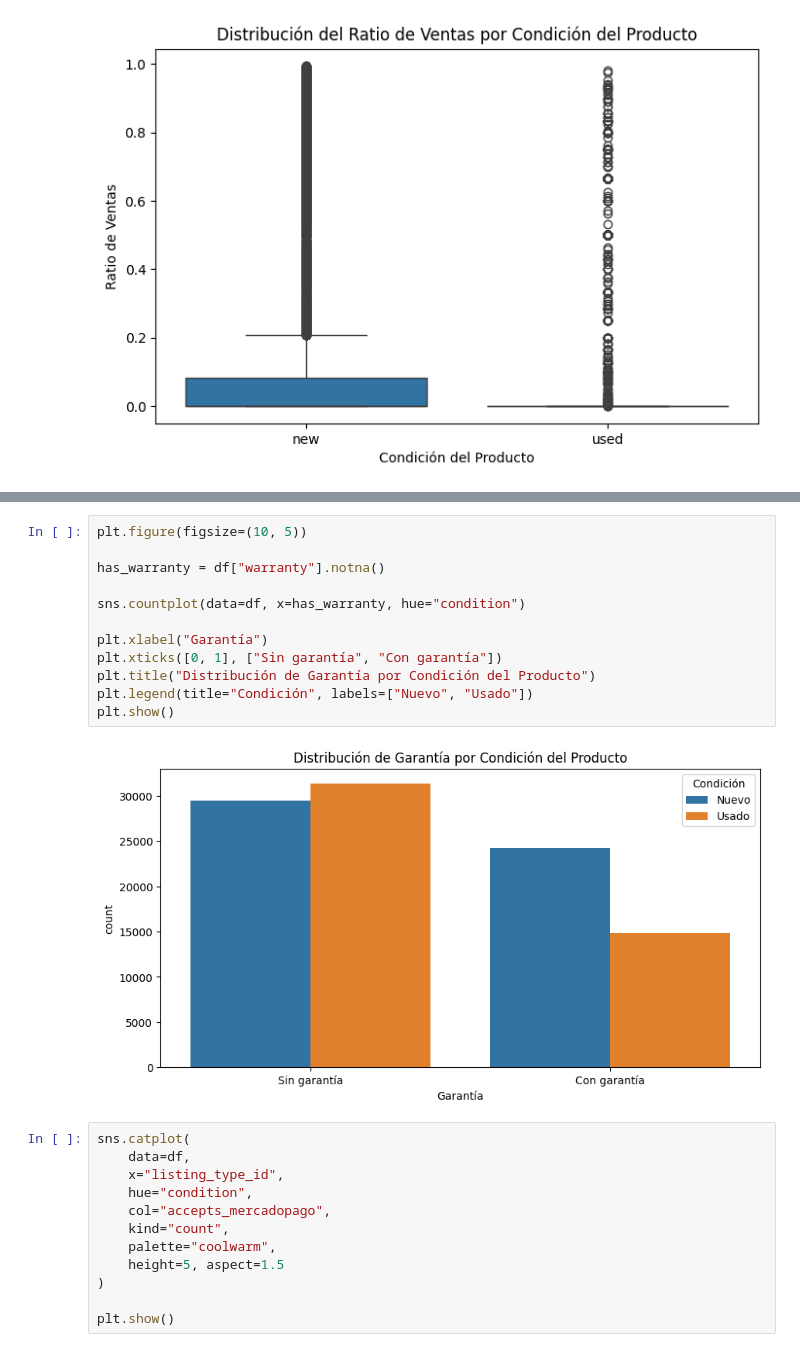
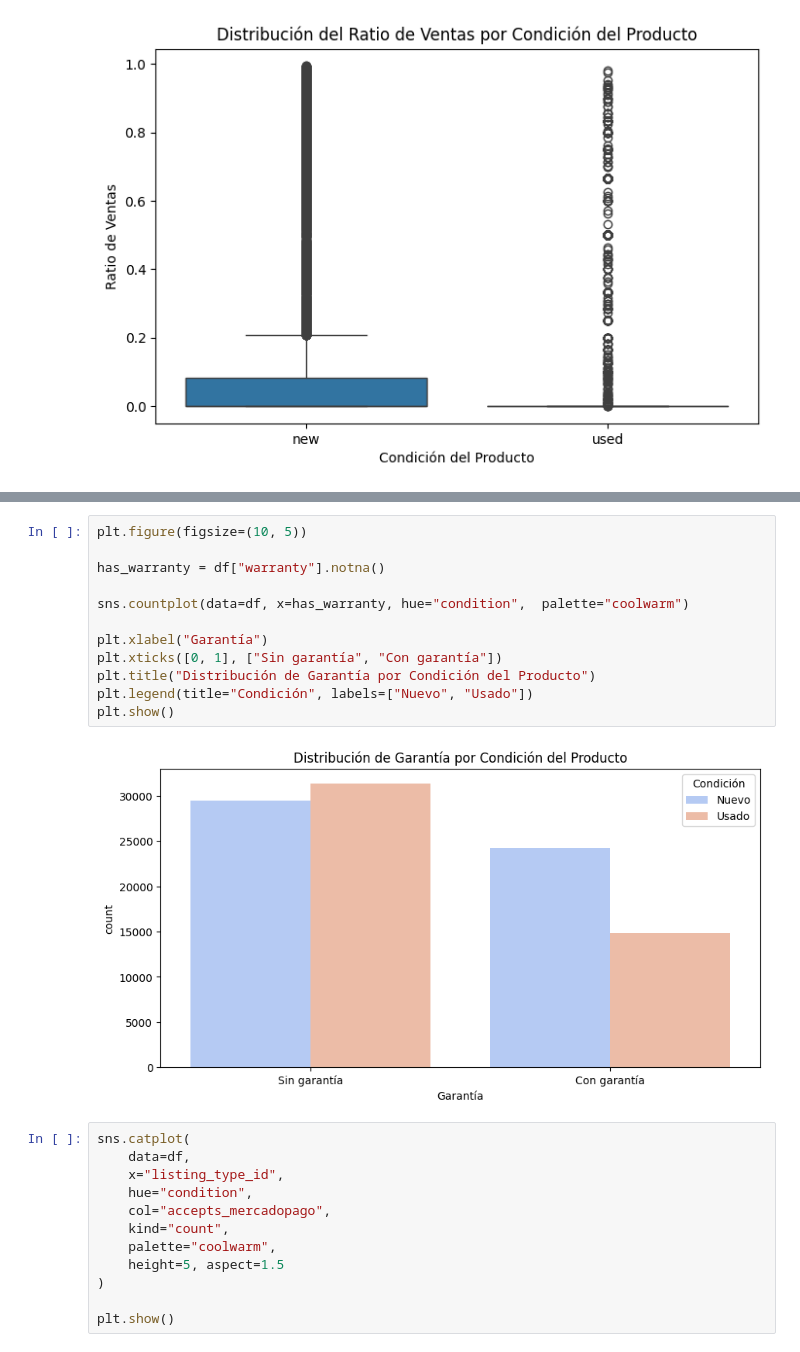
Before and after one commit to garayco/etl_exercices, a Jupyter notebook: actividad_2/transformations.ipynb, the cells around one changed output, grey strips where cells are left out. Drawn from its saved outputs; the diff is of its cells as text.

```diff
--- a/actividad_2/transformations.ipynb
+++ b/actividad_2/transformations.ipynb
@@ -150,17 +150,17 @@ plt.show()
 # %%
 plt.figure(figsize=(10, 5))
 
 has_warranty = df["warranty"].notna()
 
-sns.countplot(data=df, x=has_warranty, hue="condition")
+sns.countplot(data=df, x=has_warranty, hue="condition",  palette="coolwarm")
 
 plt.xlabel("Garantía")
 plt.xticks([0, 1], ["Sin garantía", "Con garantía"])
 plt.title("Distribución de Garantía por Condición del Producto")
 plt.legend(title="Condición", labels=["Nuevo", "Usado"])
 plt.show()
 # %% [output]
-[figure, old version]
+[figure, new version]
 # %%
 sns.catplot(
     data=df,
```
Also changed, not shown: parts of 5 cells of this notebook, 1 other file.
